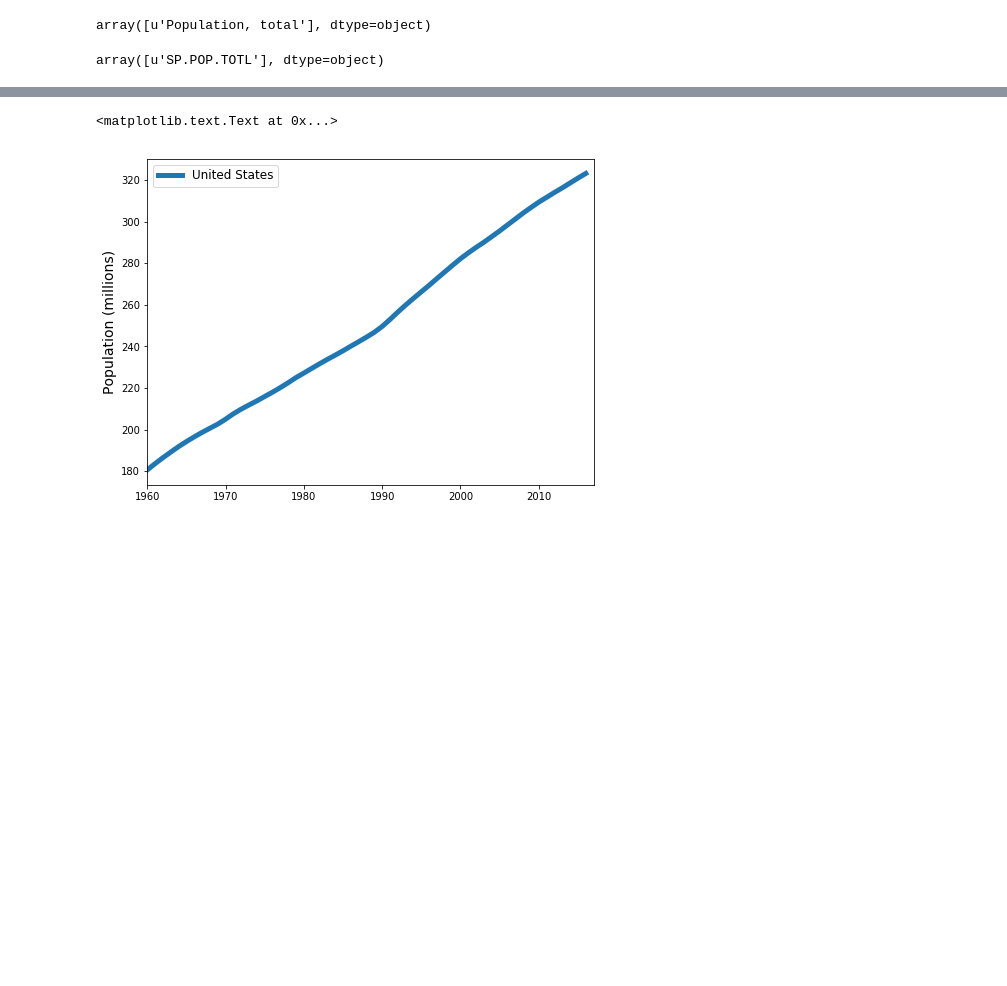
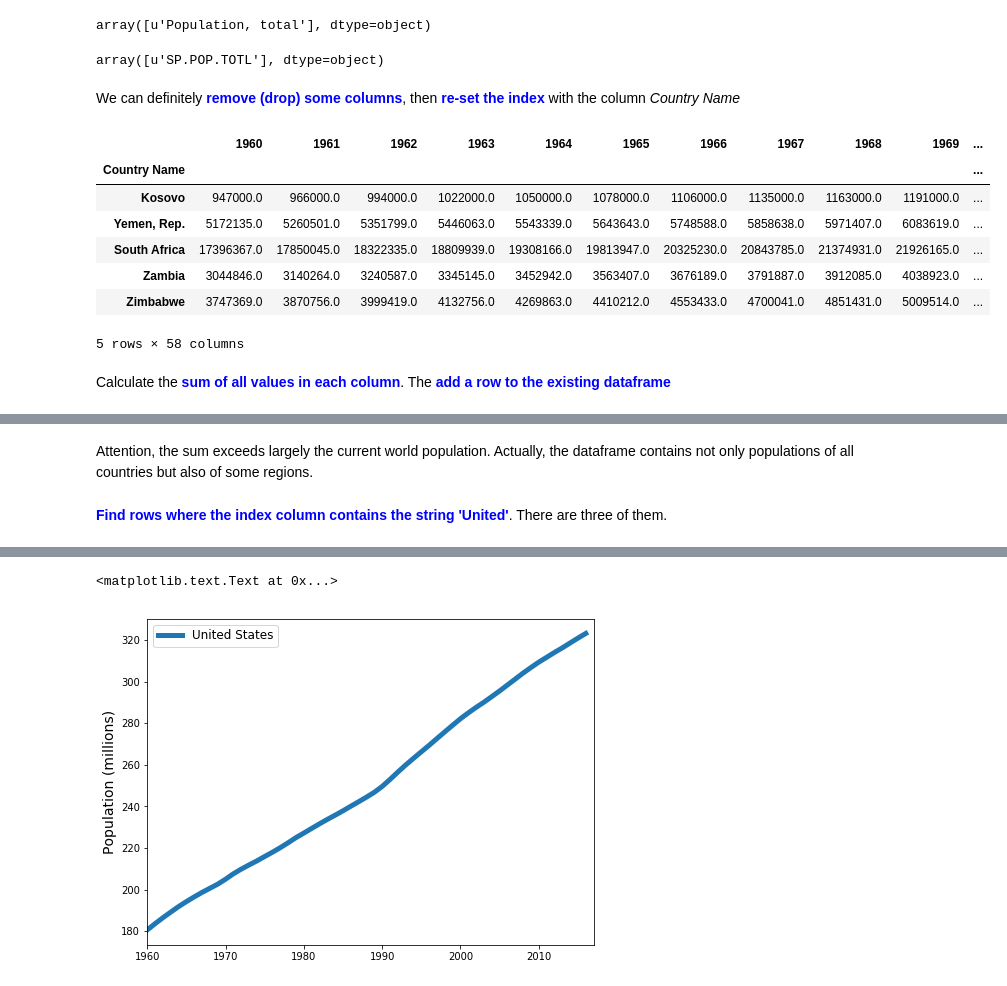
Before and after one commit to chuvmai/pandas, a Jupyter notebook: 03_wordpress/world_population.ipynb, the cells around one changed output, grey strips where cells are left out. Saved outputs shown, nothing was run; the diff lists cells and outputs as text; code cells hidden in the pictures; blank space fills up the shorter version.

```diff
--- a/03_wordpress/world_population.ipynb
+++ b/03_wordpress/world_population.ipynb
@@ -64,9 +52,24 @@ array([u'Population, total'], dtype=object)
 data['Indicator Code'].unique()
 # %% [output]
 array([u'SP.POP.TOTL'], dtype=object)
+# %% [markdown]
+We can definitely <font color=blue>**remove (drop) some columns**</font>, then <font color=blue>**re-set the index**</font> with the column *Country Name*
 # %%
 data.drop([u'Country Code', u'Indicator Name', u'Indicator Code'], axis = 1, inplace = True)
 data.set_index('Country Name', inplace = True)
+# %%
+data.tail()
+# %% [output]
+|  | 1960 | 1961 | 1962 | 1963 | 1964 | 1965 | 1966 | 1967 | 1968 | 1969 | ... |
+| Country Name |  |  |  |  |  |  |  |  |  |  | ... |
+| Kosovo | 947000.0 | 966000.0 | 994000.0 | 1022000.0 | 1050000.0 | 1078000.0 | 1106000.0 | 1135000.0 | 1163000.0 | 1191000.0 | ... |
+| Yemen, Rep. | 5172135.0 | 5260501.0 | 5351799.0 | 5446063.0 | 5543339.0 | 5643643.0 | 5748588.0 | 5858638.0 | 5971407.0 | 6083619.0 | ... |
+| South Africa | 17396367.0 | 17850045.0 | 18322335.0 | 18809939.0 | 19308166.0 | 19813947.0 | 20325230.0 | 20843785.0 | 21374931.0 | 21926165.0 | ... |
+| Zambia | 3044846.0 | 3140264.0 | 3240587.0 | 3345145.0 | 3452942.0 | 3563407.0 | 3676189.0 | 3791887.0 | 3912085.0 | 4038923.0 | ... |
+| Zimbabwe | 3747369.0 | 3870756.0 | 3999419.0 | 4132756.0 | 4269863.0 | 4410212.0 | 4553433.0 | 4700041.0 | 4851431.0 | 5009514.0 | ... |
+5 rows × 58 columns
+# %% [markdown]
+Calculate the <font color=blue>**sum of all values in each column**</font>. The <font color=blue>**add a row to the existing dataframe**</font>
 # %%
 df = data.sum(axis = 0, numeric_only = True)
 data.loc['Sum',df.index.tolist()] = df.values
@@ -81,6 +84,10 @@ data.tail()
 | Zimbabwe | 3.747369e+06 | 3.870756e+06 | 3.999419e+06 | 4.132756e+06 | 4.269863e+06 | 4.410212e+06 | 4.553433e+06 | 4.700041e+06 | 4.851431e+06 | 5.009514e+06 | ... |
 | Sum | 3.074286e+10 | 3.115285e+10 | 3.170137e+10 | 3.238315e+10 | 3.307214e+10 | 3.377768e+10 | 3.452107e+10 | 3.526311e+10 | 3.601891e+10 | 3.681205e+10 | ... |
 5 rows × 58 columns
+# %% [markdown]
+Attention, the sum exceeds largely the current world population. Actually, the dataframe contains not only populations of all countries but also of some regions.
+# %% [markdown]
+<font color=blue>**Find rows where the index column contains the string 'United'**</font>. There are three of them.
 # %%
 data.loc[data.index.str.contains('United')]
 # %% [output]
```
Also changed, not shown: parts of 5 cells of this notebook.
